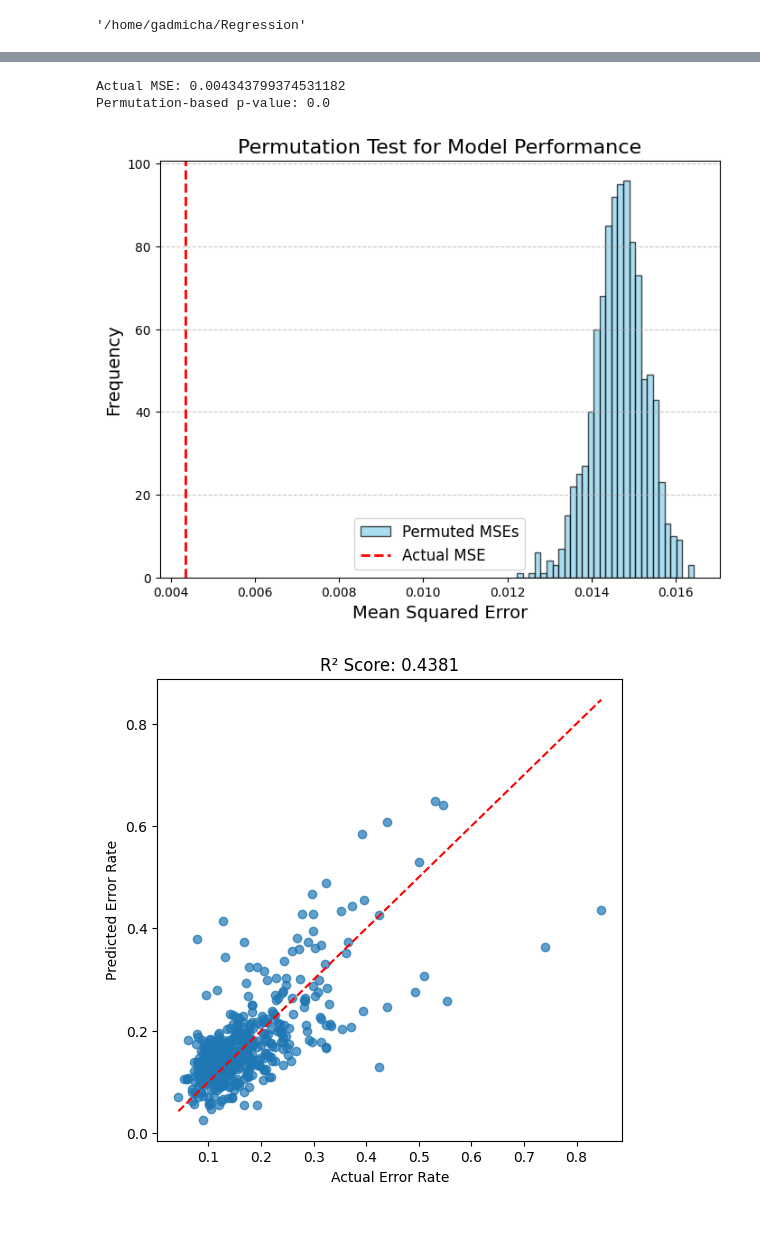
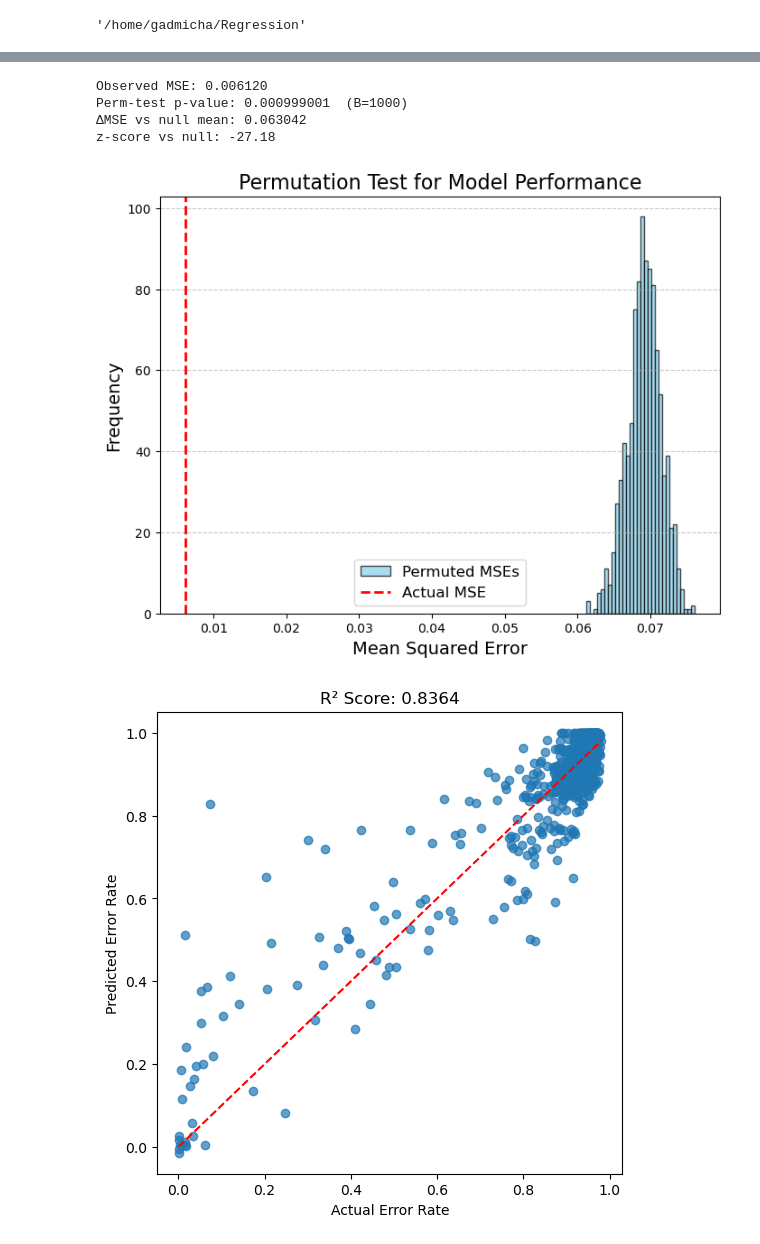
Before and after one commit to GadMil/Interpretability, a Jupyter notebook: interpretability/notebooks/plotting.ipynb, the cells around one changed output, grey strips where cells are left out. Cells and saved outputs as stored; diff of their text form; code cells hidden in the pictures.

```diff
--- a/interpretability/notebooks/plotting.ipynb
+++ b/interpretability/notebooks/plotting.ipynb
@@ -18,6 +18,9 @@ organelle = all_organelles[1]
 # Load errors+error_predictions
 error_predictions = np.load(f"{BASE_PATH}/Variables/{organelle}_Error_Predictions_Mask_Pred.npy")
 errors = np.load(f"{BASE_PATH}/Variables/{organelle}_Errors.npy")
+# %%
+pcc_predictions = 1 - error_predictions
+pccs = 1 - errors
 # %%
 # Correlation
 plt.figure(figsize=(6, 6))
@@ -118,34 +121,45 @@ Global RMSE: 0.0659
 # %%
-# Test Predictions vs Random Labels
-true_values = errors.copy()
-predictions = error_predictions.copy()
-n_permutations = 1000
+import numpy as np
+from sklearn.metrics import mean_squared_error
 
-# 1. Compute the actual performance
-actual_mse = mean_squared_error(true_values, predictions)
+true_values = pccs.copy()
+predictions = pcc_predictions.copy()
+B = 1000
+rng = np.random.default_rng(42)  # reproducible
 
-# 2. Perform permutation test
-permuted_mses = []
-for _ in range(n_permutations):
-    permuted_labels = np.random.permutation(true_values)
-    permuted_mse = mean_squared_error(permuted_labels, predictions)
-    permuted_mses.append(permuted_mse)
+# 1) Observed statistic
+T_obs = mean_squared_error(true_values, predictions)  # lower is better
 
-# 3. Compute the p-value
-permuted_mses = np.array(permuted_mses)
-p_value = np.mean(permuted_mses <= actual_mse)
+# 2) Permutation null (permute pairing between y_true and y_pred)
+permuted = np.empty(B)
+for b in range(B):
+    y_true_perm = rng.permutation(true_values)
+    permuted[b] = mean_squared_error(y_true_perm, predictions)
 
-# Print results
-print(f"Actual MSE: {actual_mse}")
-print(f"Permutation-based p-value: {p_value}")
+# 3) One-sided p with add-one rule (count ties as as-extreme)
+hits = np.sum(permuted <= T_obs)
+p_hat = (hits + 1) / (B + 1)
+
+# 4) Helpful extras
+null_mean = permuted.mean()
+null_std  = permuted.std(ddof=1)
+delta_mse = null_mean - T_obs            # absolute improvement vs null
+z_score   = (T_obs - null_mean) / null_std  # standardized extremeness
+
+print(f"Observed MSE: {T_obs:.6f}")
+print(f"Perm-test p-value: {p_hat:.6g}  (B={B})")
+print(f"ΔMSE vs null mean: {delta_mse:.6f}")
+print(f"z-score vs null: {z_score:.2f}")
 # %% [output]
-Actual MSE: 0.004343799374531182
-Permutation-based p-value: 0.0
+Observed MSE: 0.006120
+Perm-test p-value: 0.000999001  (B=1000)
+ΔMSE vs null mean: 0.063042
+z-score vs null: -27.18
 # %%
 # Plot the histogram of permuted MSEs
 plt.figure(figsize=(8, 6))
-plt.hist(permuted_mses, bins=30, color='skyblue', edgecolor='black', alpha=0.7, label="Permuted MSEs")
-plt.axvline(actual_mse, color='red', linestyle='--', linewidth=2, label="Actual MSE")
+plt.hist(permuted, bins=30, color='skyblue', edgecolor='black', alpha=0.7, label="Permuted MSEs")
+plt.axvline(mse, color='red', linestyle='--', linewidth=2, label="Actual MSE")
 plt.title("Permutation Test for Model Performance", fontsize=16)
 plt.xlabel("Mean Squared Error", fontsize=14)
 plt.ylabel("Frequency", fontsize=14)
@@ -153,15 +167,15 @@ plt.legend(fontsize=12)
 plt.grid(axis='y', linestyle='--', alpha=0.7)
 plt.show()
 # %% [output]
-[figure, old version]
+[figure, new version]
 # %%
-r2 = r2_score(errors, error_predictions)
+r2 = r2_score(pccs, pcc_predictions)
 plt.figure(figsize=(6, 6))
-plt.scatter(errors, error_predictions, alpha=0.7)
-plt.plot([min(errors), max(errors)], [min(errors), max(errors)], color='red', linestyle='--')
+plt.scatter(pccs, pcc_predictions, alpha=0.7)
+plt.plot([min(pccs), max(pccs)], [min(pccs), max(pccs)], color='red', linestyle='--')
 plt.xlabel("Actual Error Rate")
 plt.ylabel("Predicted Error Rate")
 plt.title(f"R² Score: {r2:.4f}")
 plt.show()
 # %% [output]
-[figure, old version]
+[figure, new version]
```
Also changed, not shown: parts of 10 cells of this notebook, 6 other files.
